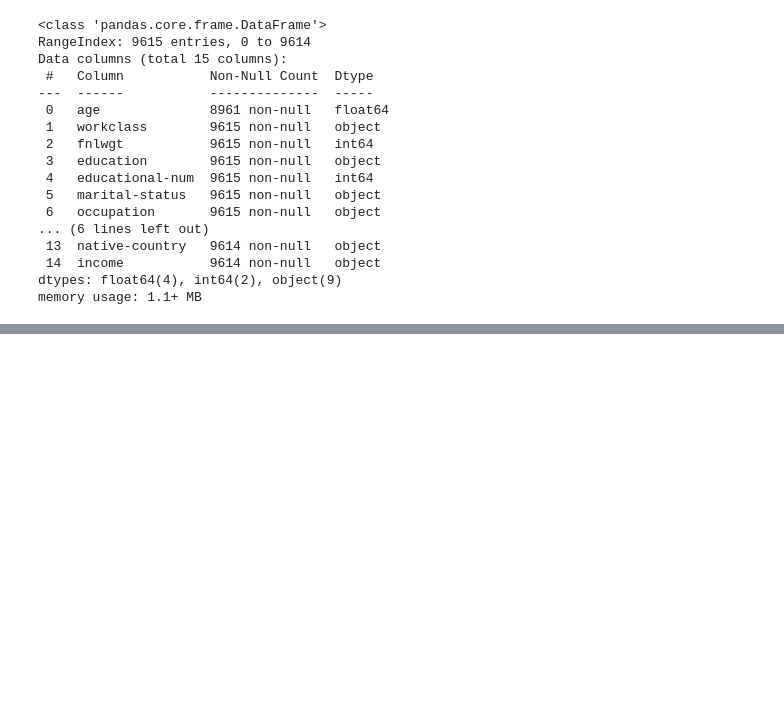
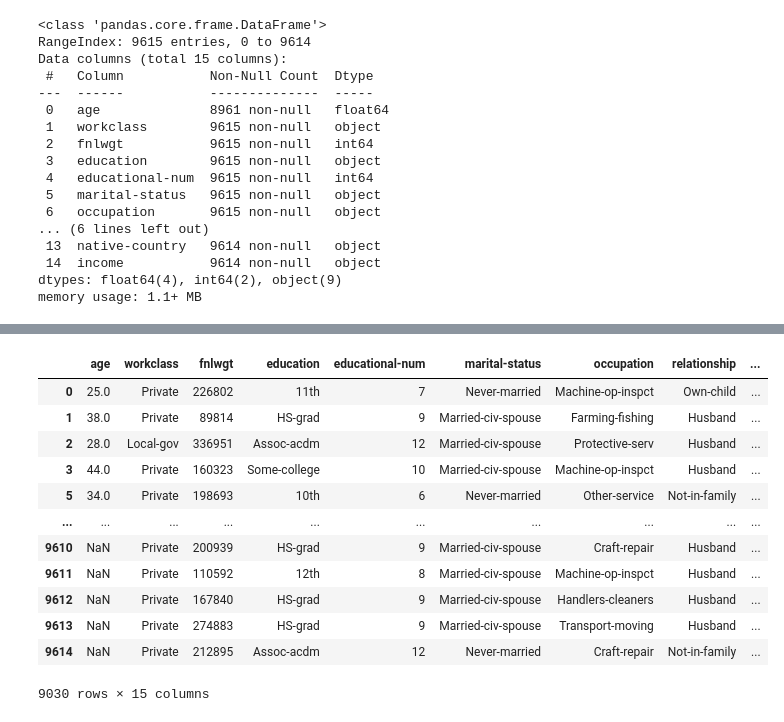
Before and after one commit to krisster/Raif_Project, a Jupyter notebook: Raif_project.ipynb, the cells around one changed output, grey strips where cells are left out. Cells and saved outputs as stored; diff of their text form; code cells hidden in the pictures; blank space fills up the shorter version.

```diff
--- a/Raif_project.ipynb
+++ b/Raif_project.ipynb
@@ -885,0 +151,16 @@ auc-roc:  0.9301156558533146
+# %%
+df[(df.occupation != "?")]
+# %% [output]
+|  | age | workclass | fnlwgt | education | educational-num | marital-status | occupation | relationship | ... |
+| 0 | 25.0 | Private | 226802 | 11th | 7 | Never-married | Machine-op-inspct | Own-child | ... |
+| 1 | 38.0 | Private | 89814 | HS-grad | 9 | Married-civ-spouse | Farming-fishing | Husband | ... |
+| 2 | 28.0 | Local-gov | 336951 | Assoc-acdm | 12 | Married-civ-spouse | Protective-serv | Husband | ... |
+| 3 | 44.0 | Private | 160323 | Some-college | 10 | Married-civ-spouse | Machine-op-inspct | Husband | ... |
+| 5 | 34.0 | Private | 198693 | 10th | 6 | Never-married | Other-service | Not-in-family | ... |
+| ... | ... | ... | ... | ... | ... | ... | ... | ... | ... |
+| 9610 | NaN | Private | 200939 | HS-grad | 9 | Married-civ-spouse | Craft-repair | Husband | ... |
+| 9611 | NaN | Private | 110592 | 12th | 8 | Married-civ-spouse | Machine-op-inspct | Husband | ... |
+| 9612 | NaN | Private | 167840 | HS-grad | 9 | Married-civ-spouse | Handlers-cleaners | Husband | ... |
+| 9613 | NaN | Private | 274883 | HS-grad | 9 | Married-civ-spouse | Transport-moving | Husband | ... |
+| 9614 | NaN | Private | 212895 | Assoc-acdm | 12 | Never-married | Craft-repair | Not-in-family | ... |
+9030 rows × 15 columns
```
Also changed, not shown: parts of 173 cells of this notebook.
